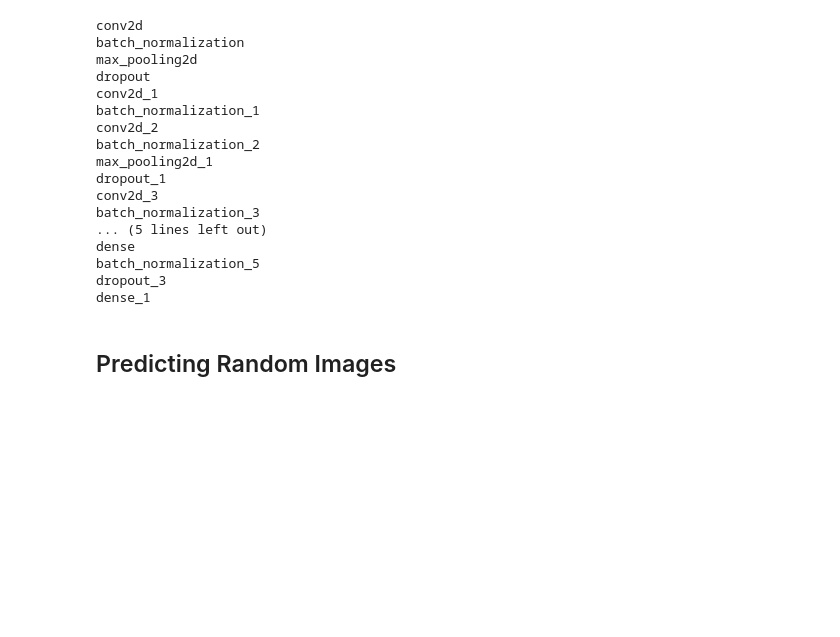
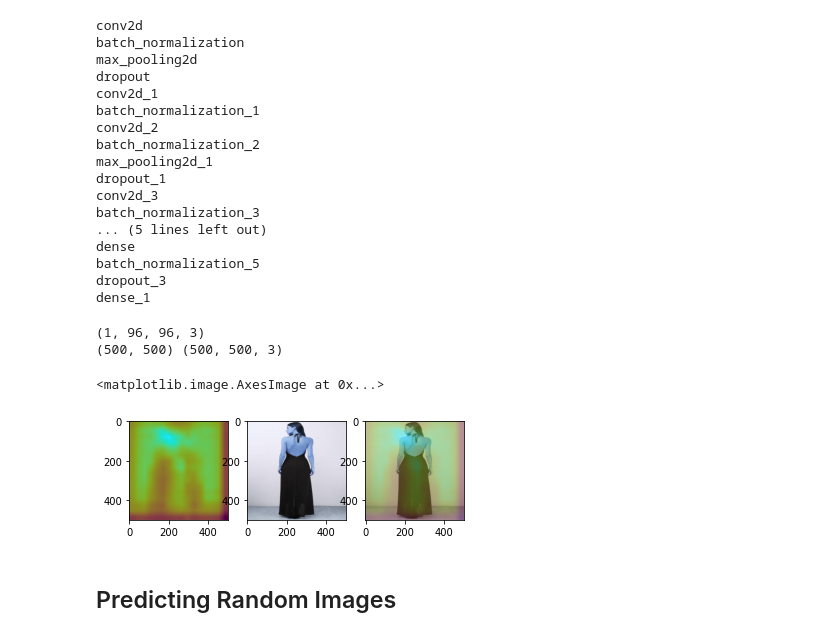
Before and after one commit to vassilispapadop/chexpert, a Jupyter notebook: multilabel_example/multilabel_example_nb.ipynb, the cells around one changed output. Drawn from its saved outputs; the diff is of its cells as text; code cells hidden in the pictures; blank space fills up the shorter version.

```diff
--- a/multilabel_example/multilabel_example_nb.ipynb
+++ b/multilabel_example/multilabel_example_nb.ipynb
@@ -322,29 +322,34 @@ dense_1
 # %%
 test_image = 'dataset/black_dress/433a36e22273b3c314b57aa72c42270fbef8bf53.jpg'
 image = cv2.imread(test_image)
 
 image = cv2.resize(image, (input_shape[0], input_shape[1]))
 image = image.astype('float32') / 255
 image = np.expand_dims(image, axis=0)
 print(image.shape)
 preds = model.predict(image)
 i = np.argmax(preds[0])
 
-icam = GradCAM(model, i, 'block7a_project_conv')  # efnet'block5c_project_conv'
+icam = GradCAM(model, i, 'conv2d_4')  # efnet'block5c_project_conv'
 heatmap = icam.compute_heatmap(image)
 heatmap = cv2.resize(heatmap, (500, 500))
 
 image = cv2.imread(test_image)
 image = cv2.resize(image, (500, 500))
 
 print(heatmap.shape, image.shape)
 
 (heatmap, output) = icam.overlay_heatmap(heatmap, image, alpha=0.5)
 fig, ax = plt.subplots(1, 3)
 
 ax[0].imshow(heatmap)
 ax[1].imshow(image)
 ax[2].imshow(output)
+# %% [output]
+(1, 96, 96, 3)
+(500, 500) (500, 500, 3)
+<matplotlib.image.AxesImage at 0x...>
+[figure, added]
 # %% [markdown]
 ## Predicting Random Images
 # %%
```
